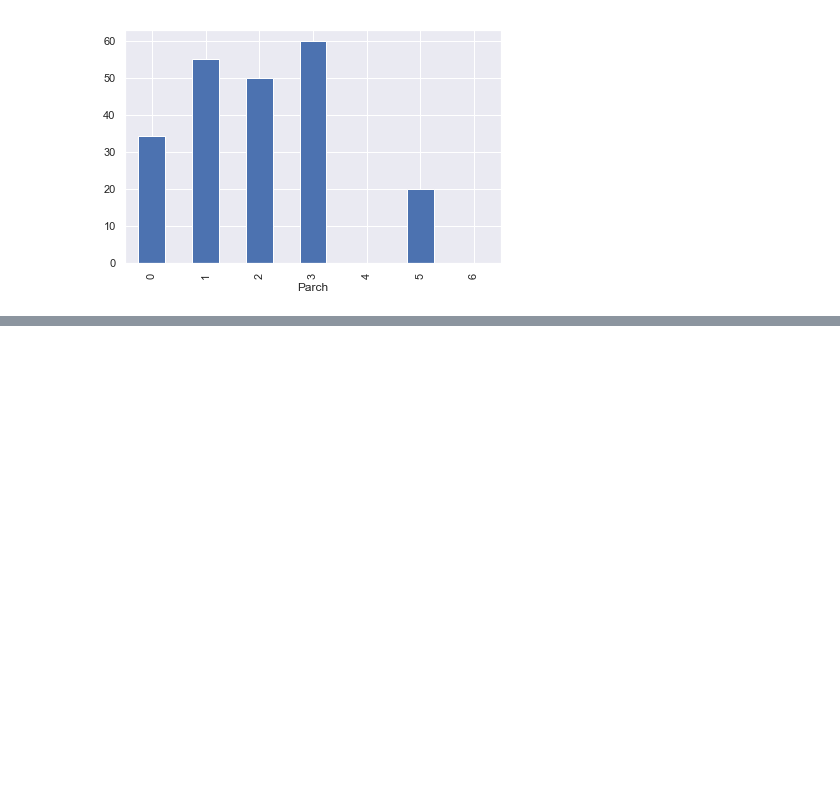
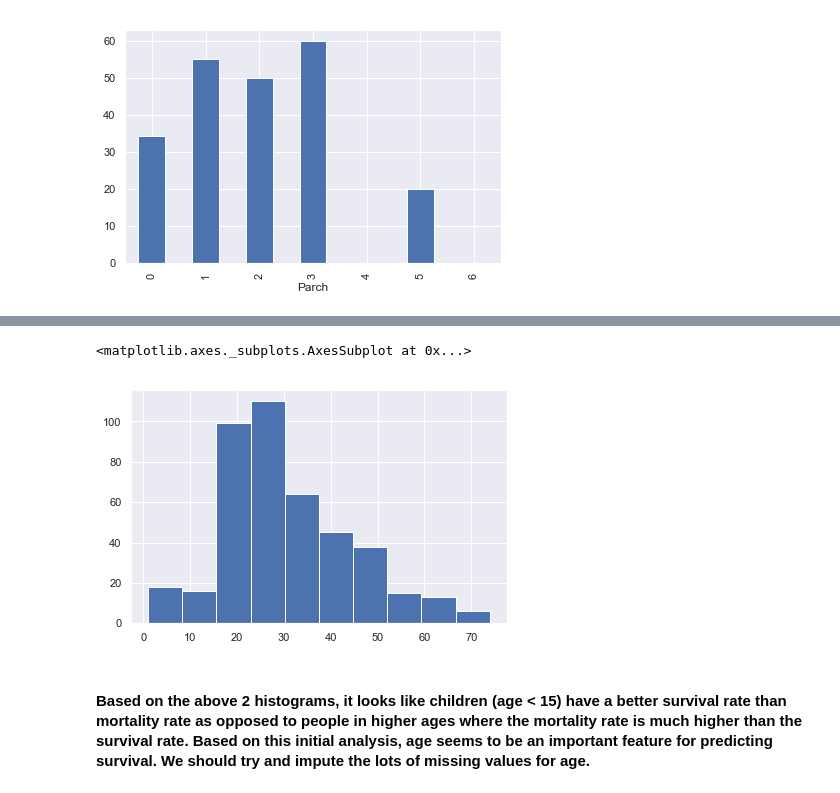
Before and after one commit to abhishekjain88/titanic-kaggle, a Jupyter notebook: Titanic Competition.ipynb, the cells around one changed output, grey strips where cells are left out. Drawn from its saved outputs; the diff is of its cells as text; code cells hidden in the pictures; blank space fills up the shorter version.

```diff
--- a/Titanic Competition.ipynb
+++ b/Titanic Competition.ipynb
@@ -622,3 +655,10 @@ grouped_survival_bar('Parch')
+# %%
+titanic[titanic['Survived'] == 0]['Age'].hist()
+# %% [output]
+<matplotlib.axes._subplots.AxesSubplot at 0x...>
+[figure, added]
+# %% [markdown]
+#### Based on the above 2 histograms, it looks like children (age < 15) have a better survival rate than mortality rate as opposed to people in higher ages where the mortality rate is much higher than the survival rate. Based on this initial analysis, age seems to be an important feature for predicting survival. We should try and impute the lots of missing values for age.
 # %%
 from sklearn.impute import SimpleImputer
 imp_mean = SimpleImputer(missing_values=np.nan, strategy='mean')
```
Also changed, not shown: parts of 7 cells of this notebook.
